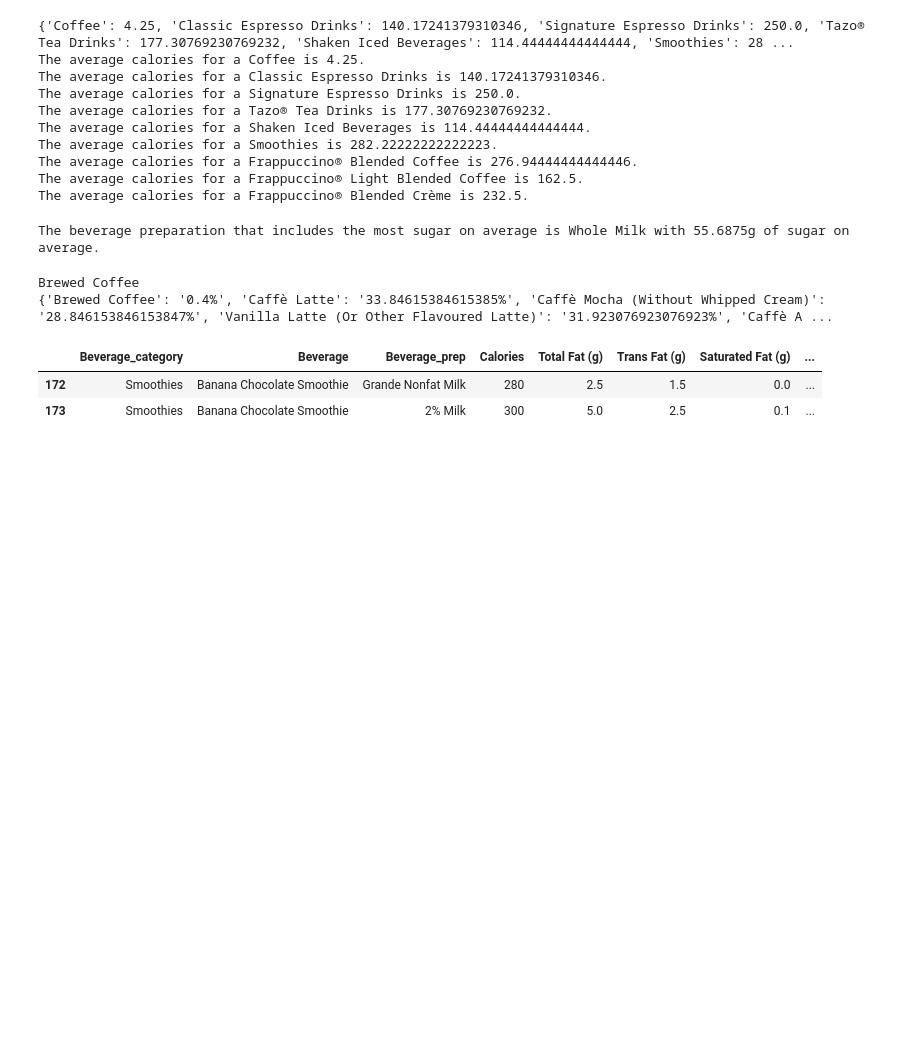
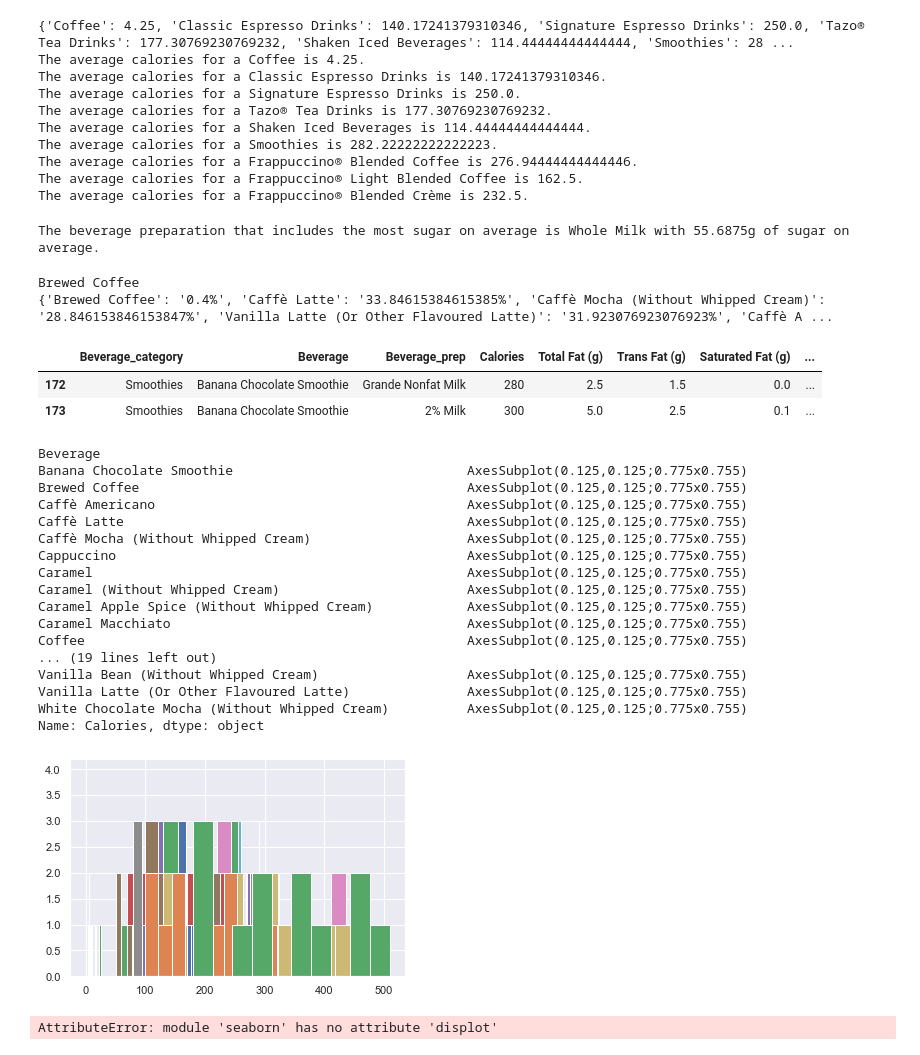
Before and after one commit to mjrosenz/mdst_tutorials, a Jupyter notebook: Tutorial2/Numpy and Pandas.ipynb, the cells around one changed output. Cells and saved outputs as stored; diff of their text form; code cells hidden in the pictures; blank space fills up the shorter version.

Commit message:
I tried my best in finishing the checkpoint, right now I need to finish line 79 and workout out my problems with seaborn.

```diff
--- a/Tutorial2/Numpy and Pandas.ipynb
+++ b/Tutorial2/Numpy and Pandas.ipynb
@@ -787,7 +790,30 @@ df[df["Protein (g)"] > 19]
 | 173 | Smoothies | Banana Chocolate Smoothie | 2% Milk | 300 | 5.0 | 2.5 | 0.1 | ... |
 # %%
 # plot the distribution of the number of calories in drinks using matplotlib
+df.groupby("Beverage")["Calories"].hist()
+# %% [output]
+Beverage
+Banana Chocolate Smoothie                              AxesSubplot(0.125,0.125;0.775x0.755)
+Brewed Coffee                                          AxesSubplot(0.125,0.125;0.775x0.755)
+Caffè Americano                                        AxesSubplot(0.125,0.125;0.775x0.755)
+Caffè Latte                                            AxesSubplot(0.125,0.125;0.775x0.755)
+Caffè Mocha (Without Whipped Cream)                    AxesSubplot(0.125,0.125;0.775x0.755)
+Cappuccino                                             AxesSubplot(0.125,0.125;0.775x0.755)
+Caramel                                                AxesSubplot(0.125,0.125;0.775x0.755)
+Caramel (Without Whipped Cream)                        AxesSubplot(0.125,0.125;0.775x0.755)
+Caramel Apple Spice (Without Whipped Cream)            AxesSubplot(0.125,0.125;0.775x0.755)
+Caramel Macchiato                                      AxesSubplot(0.125,0.125;0.775x0.755)
+Coffee                                                 AxesSubplot(0.125,0.125;0.775x0.755)
+... (19 lines left out)
+Vanilla Bean (Without Whipped Cream)                   AxesSubplot(0.125,0.125;0.775x0.755)
+Vanilla Latte (Or Other Flavoured Latte)               AxesSubplot(0.125,0.125;0.775x0.755)
+White Chocolate Mocha (Without Whipped Cream)          AxesSubplot(0.125,0.125;0.775x0.755)
+Name: Calories, dtype: object
+[figure, added]
 # %%
 # plot the same distribution using seaborn. what about a density plot instead?
+sns.displot(df, x="Calories", hue="Beverage", kind="kde")
+# %% [output]
+AttributeError: module 'seaborn' has no attribute 'displot'
 # %%
 # plot calories against total fat using seaborn
```
Also changed, not shown: parts of 14 cells of this notebook.
